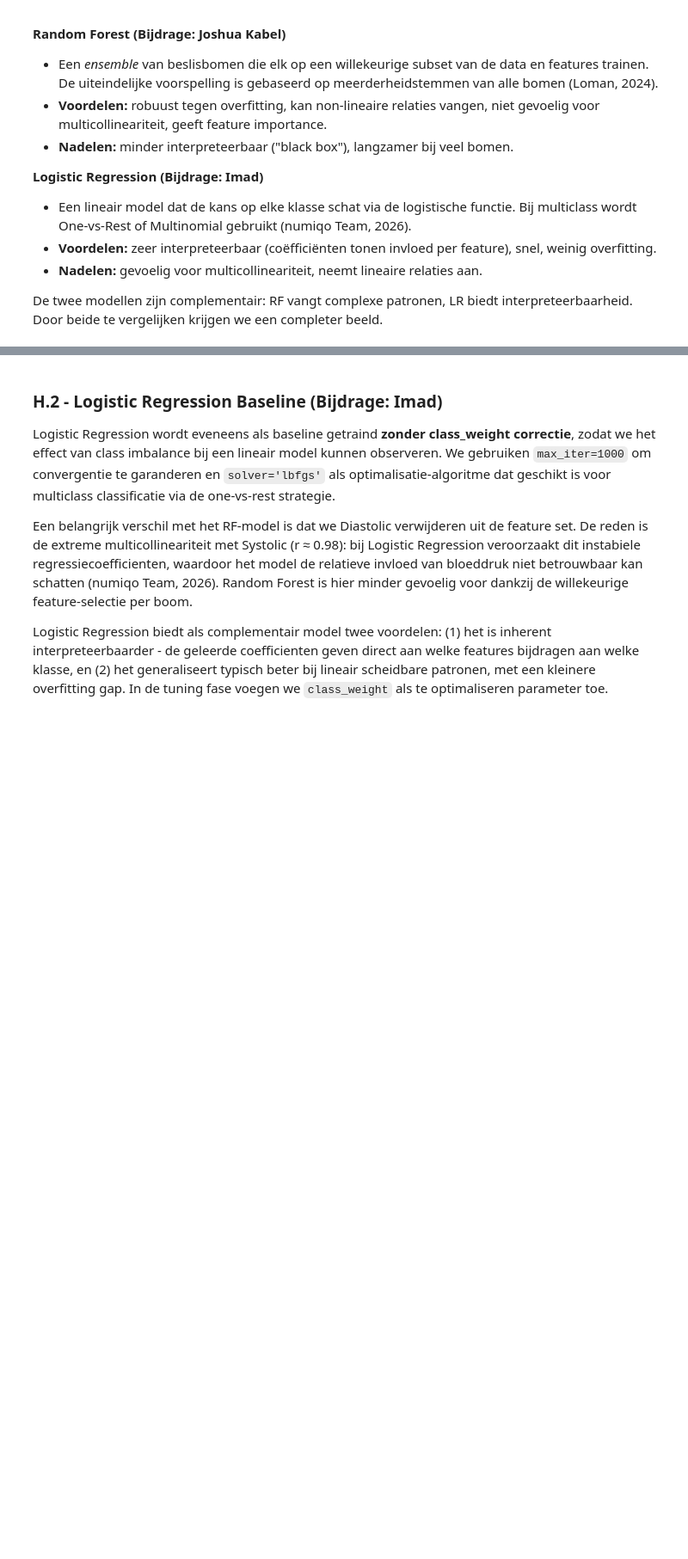
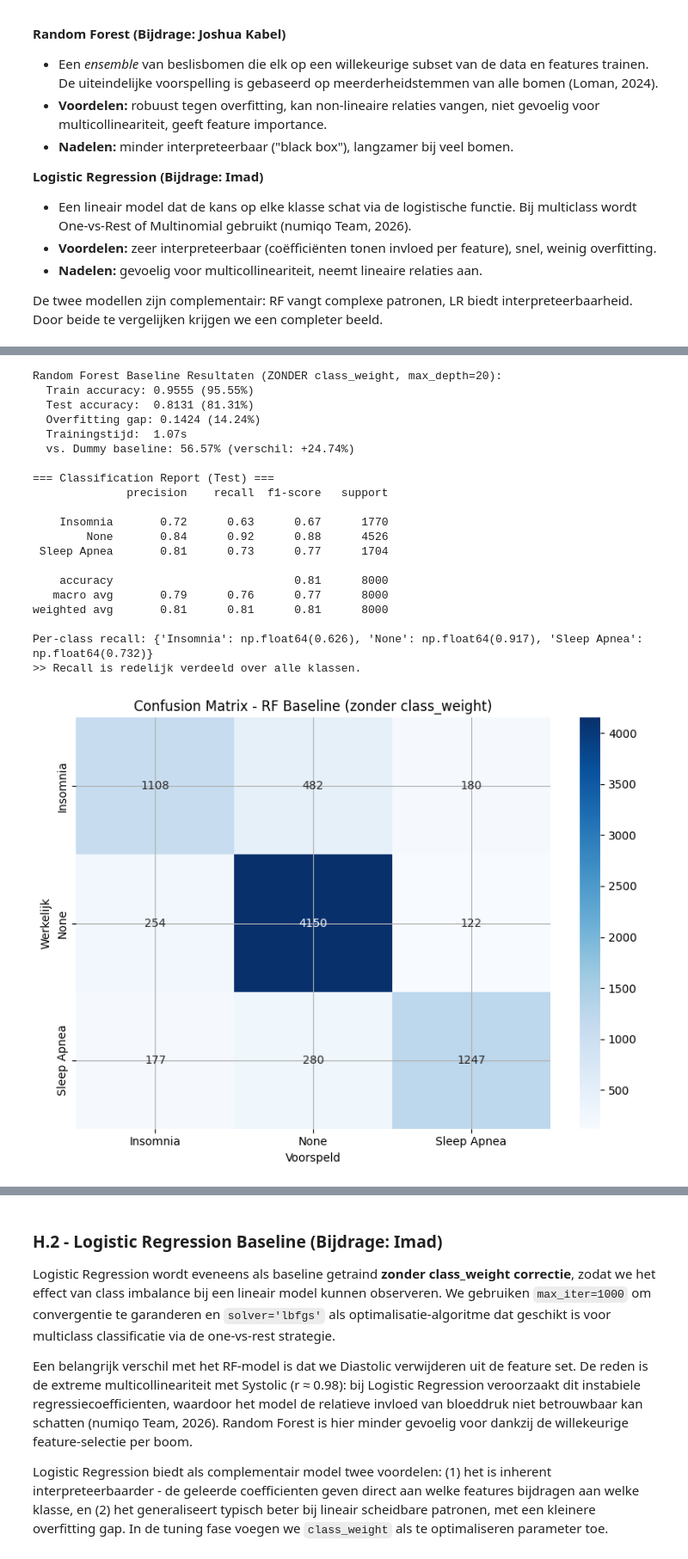
Before and after one commit to Kardesh36/Machiene-learning-sleep, a Jupyter notebook: machinelearningFix.ipynb, the cells around one changed output, grey strips where cells are left out. Shown at 86% size. Drawn from its saved outputs; the diff is of its cells as text; code cells hidden in the pictures; blank space fills up the shorter version.

```diff
--- a/machinelearningFix.ipynb
+++ b/machinelearningFix.ipynb
@@ -138,8 +150,8 @@ We kiezen bewust voor twee aparte kolommen in plaats van één samengevoegd geta
 | Daily Steps | numeriek | Dagelijkse stappen |
 | Sleep Disorder | categorisch | **Target**: None / Insomnia / Sleep Apnea |
 # %%
-# Data laden - originele Kaggle-dataset
-df = pd.read_csv("ML-sleep_health_lifestyle_dataset.csv")
+# Data laden - 40K augmented dataset (multivariate normal sampling)
+df = pd.read_csv("40k.csv")
 
 # === Feature Engineering: Blood Pressure splitsen ===
 # Bloeddruk staat als string "126/83" - splitsen in Systolic en Diastolic
@@ -705,34 +899,59 @@ y_test_pred_rf = rf_model.predict(X_test_scaled)
 
 train_acc_rf = accuracy_score(y_train, y_train_pred_rf)
 test_acc_rf = accuracy_score(y_test, y_test_pred_rf)
 overfitting_gap_rf = train_acc_rf - test_acc_rf
 
 print(f"Random Forest Baseline Resultaten (ZONDER class_weight, max_depth=20):")
 print(f"  Train accuracy: {train_acc_rf:.4f} ({train_acc_rf*100:.2f}%)")
 print(f"  Test accuracy:  {test_acc_rf:.4f} ({test_acc_rf*100:.2f}%)")
 print(f"  Overfitting gap: {overfitting_gap_rf:.4f} ({overfitting_gap_rf*100:.2f}%)")
 print(f"  Trainingstijd:  {training_time_rf:.2f}s")
 print(f"  vs. Dummy baseline: {dummy_acc*100:.2f}% (verschil: {(test_acc_rf - dummy_acc)*100:+.2f}%)")
 
 print(f"\n=== Classification Report (Test) ===")
 print(classification_report(y_test, y_test_pred_rf, zero_division=0))
 
 # Per-class recall check
 from sklearn.metrics import recall_score
 recall_per_class = recall_score(y_test, y_test_pred_rf, average=None, labels=sorted(y_test.unique()), zero_division=0)
 print("Per-class recall:", dict(zip(sorted(y_test.unique()), recall_per_class.round(3))))
-print(">> Let op: extreem lage recall voor Insomnia/Sleep Apnea = model voorspelt bijna alleen 'None'!")
+if any(r < 0.30 for r in recall_per_class):
+    print(">> Let op: extreem lage recall voor Insomnia/Sleep Apnea = model voorspelt bijna alleen 'None'!")
+else:
+    print(">> Recall is redelijk verdeeld over alle klassen.")
 
 # Confusion matrix
 cm_rf = confusion_matrix(y_test, y_test_pred_rf)
 plt.figure(figsize=(8, 6))
 sns.heatmap(cm_rf, annot=True, fmt="d", cmap="Blues",
             xticklabels=sorted(y_test.unique()), yticklabels=sorted(y_test.unique()))
 plt.title("Confusion Matrix - RF Baseline (zonder class_weight)")
 plt.xlabel("Voorspeld")
 plt.ylabel("Werkelijk")
 plt.tight_layout()
 plt.show()
+# %% [output]
+Random Forest Baseline Resultaten (ZONDER class_weight, max_depth=20):
+  Train accuracy: 0.9555 (95.55%)
+  Test accuracy:  0.8131 (81.31%)
+  Overfitting gap: 0.1424 (14.24%)
+  Trainingstijd:  1.07s
+  vs. Dummy baseline: 56.57% (verschil: +24.74%)
+
+=== Classification Report (Test) ===
+              precision    recall  f1-score   support
+
+    Insomnia       0.72      0.63      0.67      1770
+        None       0.84      0.92      0.88      4526
+ Sleep Apnea       0.81      0.73      0.77      1704
+
+    accuracy                           0.81      8000
+   macro avg       0.79      0.76      0.77      8000
+weighted avg       0.81      0.81      0.81      8000
+
+Per-class recall: {'Insomnia': np.float64(0.626), 'None': np.float64(0.917), 'Sleep Apnea': np.float64(0.732)}
+>> Recall is redelijk verdeeld over alle klassen.
+[figure, added]
 # %% [markdown]
 ### RF Baseline Interpretatie
 
```
Also changed, not shown: parts of 39 cells of this notebook.
